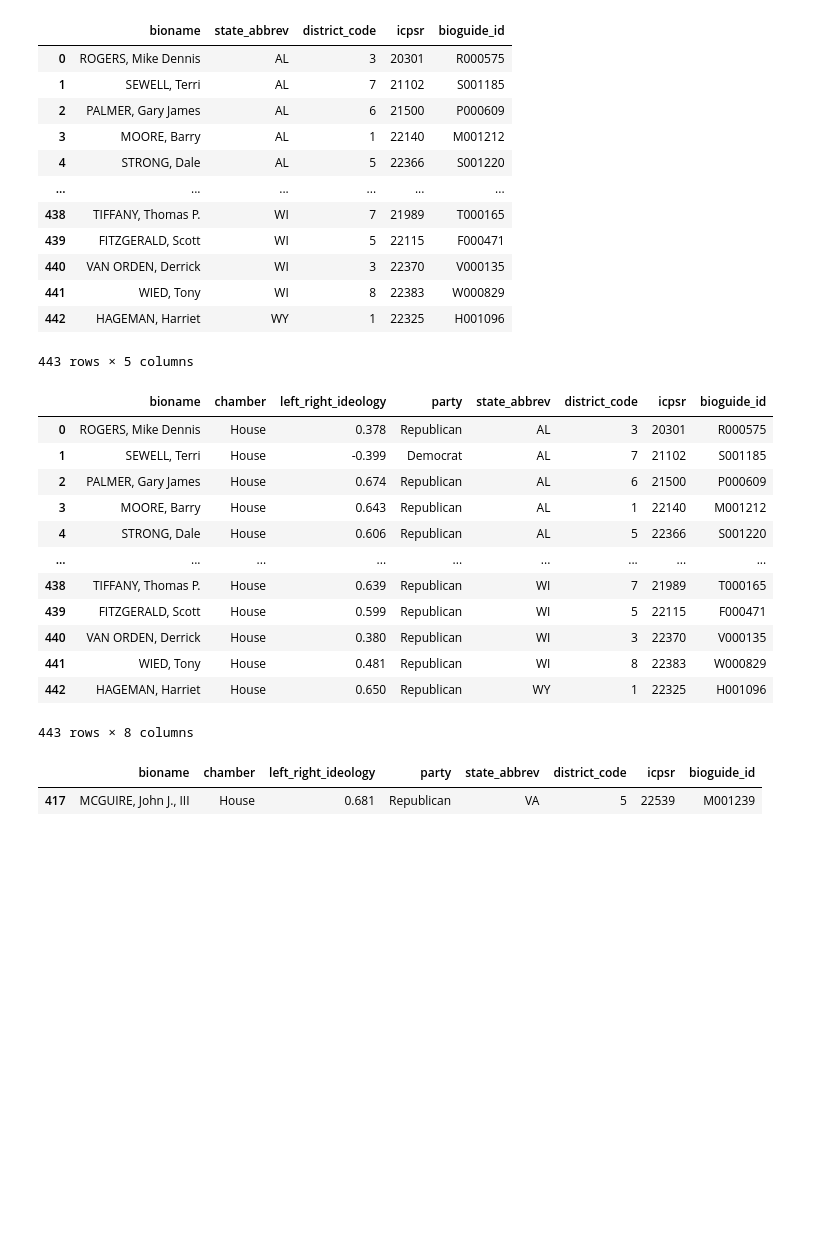
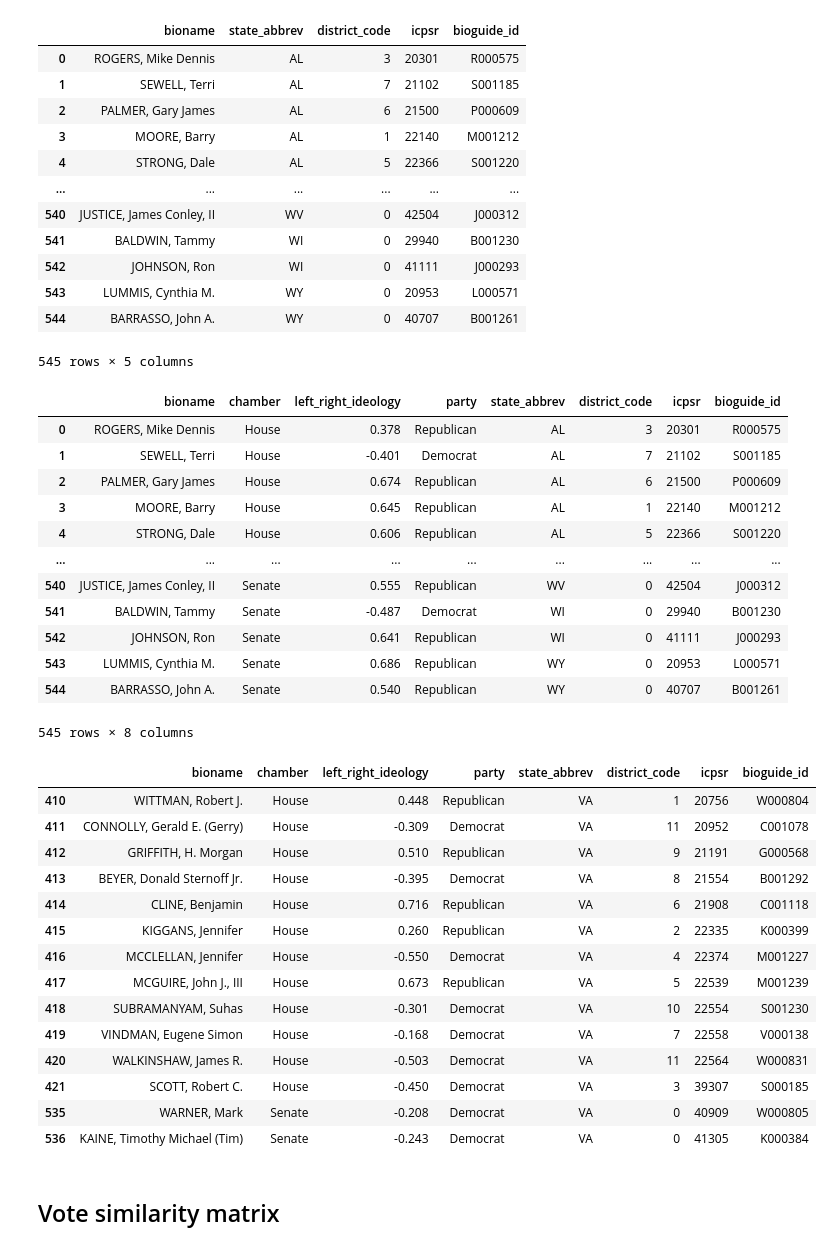
Before and after one commit to stephanie-morrall/contrans2025, a Jupyter notebook: notebooks/ideology.ipynb, the cells around one changed output. Saved outputs shown, nothing was run; the diff lists cells and outputs as text; code cells hidden in the pictures; blank space fills up the shorter version.

```diff
--- a/notebooks/ideology.ipynb
+++ b/notebooks/ideology.ipynb
@@ -2,7 +2,7 @@
 import numpy as np
 import pandas as pd
 # %%
-url = 'https://voteview.com/static/data/out/members/H119_members.csv'
+url = 'https://voteview.com/static/data/out/members/HS119_members.csv'
 ideology = pd.read_csv(url)
 ideology.head(3).T
 
@@ -35,7 +36,9 @@ Name: count, dtype: int64
 # %%
 #help(pd.DataFrame)
 # %%
-replace_map = {200: 'Republican', 100: 'Democrat'}
+replace_map = {200: 'Republican',
+               100: 'Democrat',
+               328: "Independent"}
 ideology['party'] = ideology['party_code'].replace(replace_map)
 ideology['party'].value_counts()
 # %% [output]
@@ -104,12 +108,12 @@ crosswalk
 | 3 | MOORE, Barry | AL | 1 | 22140 | M001212 |
 | 4 | STRONG, Dale | AL | 5 | 22366 | S001220 |
 | ... | ... | ... | ... | ... | ... |
-| 438 | TIFFANY, Thomas P. | WI | 7 | 21989 | T000165 |
-| 439 | FITZGERALD, Scott | WI | 5 | 22115 | F000471 |
-| 440 | VAN ORDEN, Derrick | WI | 3 | 22370 | V000135 |
-| 441 | WIED, Tony | WI | 8 | 22383 | W000829 |
-| 442 | HAGEMAN, Harriet | WY | 1 | 22325 | H001096 |
+| 540 | JUSTICE, James Conley, II | WV | 0 | 42504 | J000312 |
+| 541 | BALDWIN, Tammy | WI | 0 | 29940 | B001230 |
+| 542 | JOHNSON, Ron | WI | 0 | 41111 | J000293 |
+| 543 | LUMMIS, Cynthia M. | WY | 0 | 20953 | L000571 |
+| 544 | BARRASSO, John A. | WY | 0 | 40707 | B001261 |
-443 rows × 5 columns
+545 rows × 5 columns
 # %%
 ideology_crosswalk = pd.merge(ideology, crosswalk,
                               on = 'bioname')
@@ -118,19 +122,36 @@ ideology_crosswalk
 # %% [output]
 |  | bioname | chamber | left_right_ideology | party | state_abbrev | district_code | icpsr | bioguide_id |
 | 0 | ROGERS, Mike Dennis | House | 0.378 | Republican | AL | 3 | 20301 | R000575 |
-| 1 | SEWELL, Terri | House | -0.399 | Democrat | AL | 7 | 21102 | S001185 |
+| 1 | SEWELL, Terri | House | -0.401 | Democrat | AL | 7 | 21102 | S001185 |
 | 2 | PALMER, Gary James | House | 0.674 | Republican | AL | 6 | 21500 | P000609 |
-| 3 | MOORE, Barry | House | 0.643 | Republican | AL | 1 | 22140 | M001212 |
+| 3 | MOORE, Barry | House | 0.645 | Republican | AL | 1 | 22140 | M001212 |
 | 4 | STRONG, Dale | House | 0.606 | Republican | AL | 5 | 22366 | S001220 |
 | ... | ... | ... | ... | ... | ... | ... | ... | ... |
-| 438 | TIFFANY, Thomas P. | House | 0.639 | Republican | WI | 7 | 21989 | T000165 |
-| 439 | FITZGERALD, Scott | House | 0.599 | Republican | WI | 5 | 22115 | F000471 |
-| 440 | VAN ORDEN, Derrick | House | 0.380 | Republican | WI | 3 | 22370 | V000135 |
-| 441 | WIED, Tony | House | 0.481 | Republican | WI | 8 | 22383 | W000829 |
-| 442 | HAGEMAN, Harriet | House | 0.650 | Republican | WY | 1 | 22325 | H001096 |
+| 540 | JUSTICE, James Conley, II | Senate | 0.555 | Republican | WV | 0 | 42504 | J000312 |
+| 541 | BALDWIN, Tammy | Senate | -0.487 | Democrat | WI | 0 | 29940 | B001230 |
+| 542 | JOHNSON, Ron | Senate | 0.641 | Republican | WI | 0 | 41111 | J000293 |
+| 543 | LUMMIS, Cynthia M. | Senate | 0.686 | Republican | WY | 0 | 20953 | L000571 |
+| 544 | BARRASSO, John A. | Senate | 0.540 | Republican | WY | 0 | 40707 | B001261 |
-443 rows × 8 columns
+545 rows × 8 columns
 # %%
 ideology_crosswalk.query("state_abbrev == 'VA' & district_code == 5")
+
+ideology_crosswalk.query("state_abbrev == 'VA'")
 # %% [output]
 |  | bioname | chamber | left_right_ideology | party | state_abbrev | district_code | icpsr | bioguide_id |
-| 417 | MCGUIRE, John J., III | House | 0.681 | Republican | VA | 5 | 22539 | M001239 |
+| 410 | WITTMAN, Robert J. | House | 0.448 | Republican | VA | 1 | 20756 | W000804 |
+| 411 | CONNOLLY, Gerald E. (Gerry) | House | -0.309 | Democrat | VA | 11 | 20952 | C001078 |
+| 412 | GRIFFITH, H. Morgan | House | 0.510 | Republican | VA | 9 | 21191 | G000568 |
+| 413 | BEYER, Donald Sternoff Jr. | House | -0.395 | Democrat | VA | 8 | 21554 | B001292 |
+| 414 | CLINE, Benjamin | House | 0.716 | Republican | VA | 6 | 21908 | C001118 |
+| 415 | KIGGANS, Jennifer | House | 0.260 | Republican | VA | 2 | 22335 | K000399 |
+| 416 | MCCLELLAN, Jennifer | House | -0.550 | Democrat | VA | 4 | 22374 | M001227 |
+| 417 | MCGUIRE, John J., III | House | 0.673 | Republican | VA | 5 | 22539 | M001239 |
+| 418 | SUBRAMANYAM, Suhas | House | -0.301 | Democrat | VA | 10 | 22554 | S001230 |
+| 419 | VINDMAN, Eugene Simon | House | -0.168 | Democrat | VA | 7 | 22558 | V000138 |
+| 420 | WALKINSHAW, James R. | House | -0.503 | Democrat | VA | 11 | 22564 | W000831 |
+| 421 | SCOTT, Robert C. | House | -0.450 | Democrat | VA | 3 | 39307 | S000185 |
+| 535 | WARNER, Mark | Senate | -0.208 | Democrat | VA | 0 | 40909 | W000805 |
+| 536 | KAINE, Timothy Michael (Tim) | Senate | -0.243 | Democrat | VA | 0 | 41305 | K000384 |
+# %% [markdown]
+## Vote similarity matrix
```
Also changed, not shown: parts of 29 cells of this notebook.
